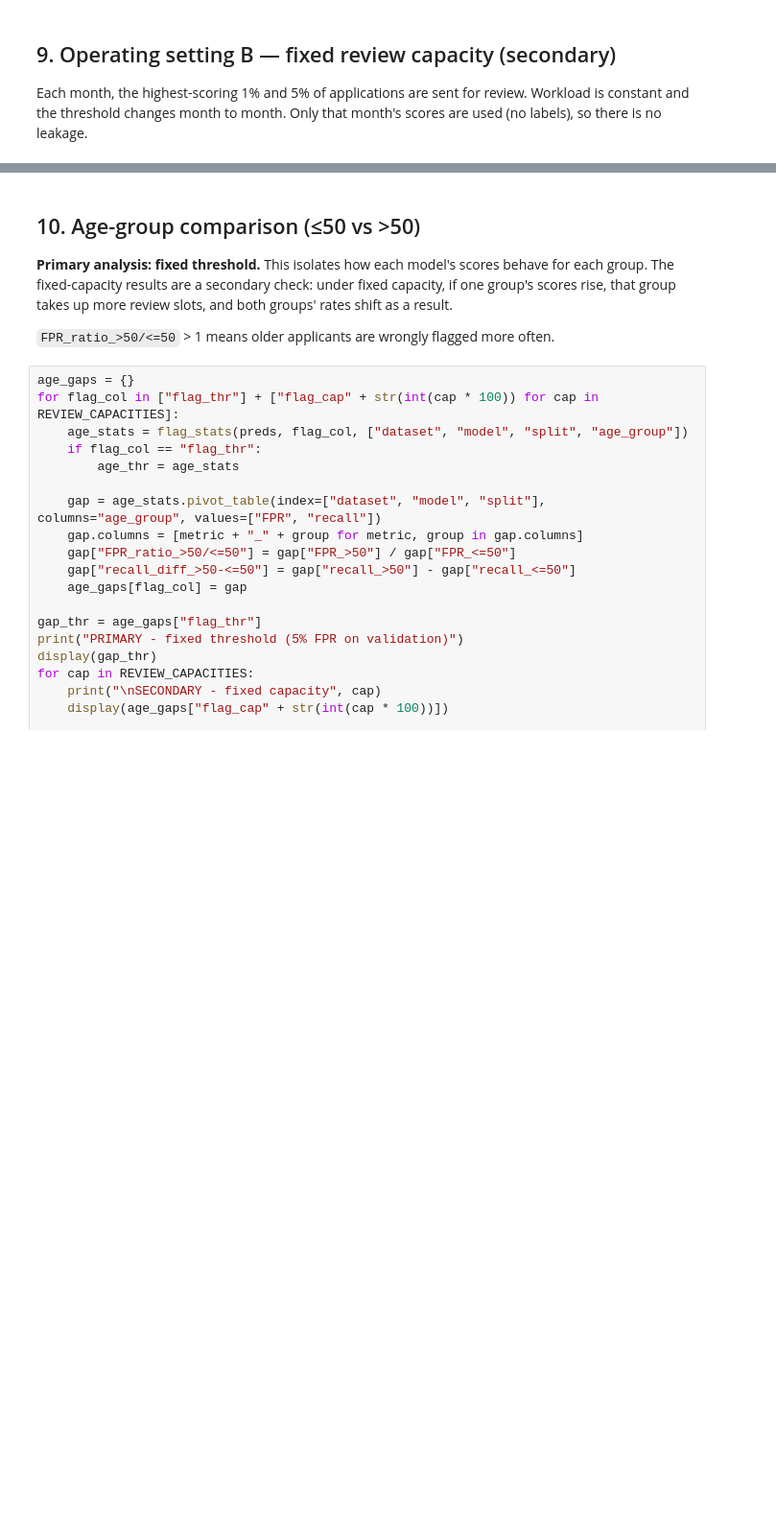
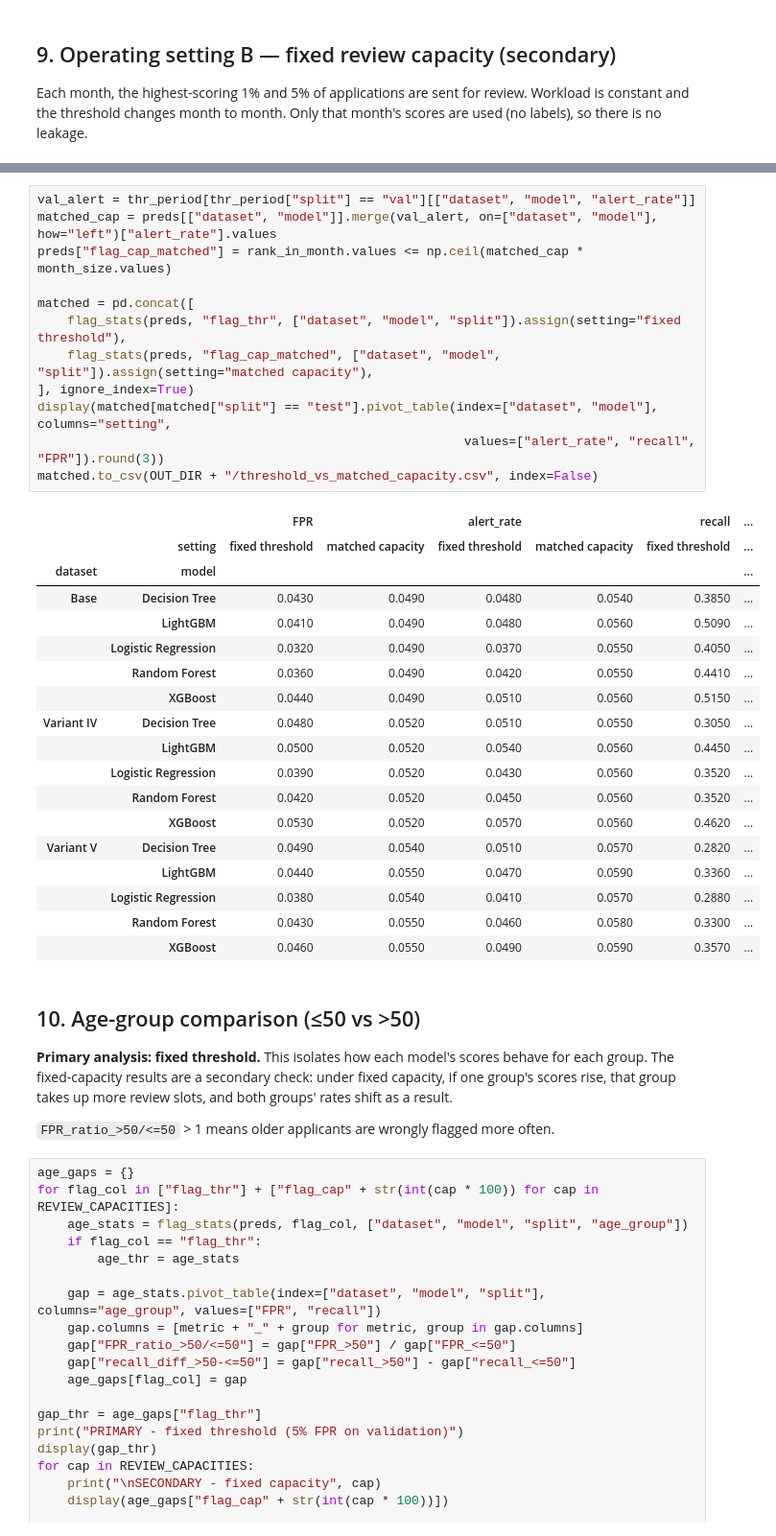
Before and after one commit to charlllene/BT4012-Project, a Jupyter notebook: BT4012_Fraud_Project.ipynb, the cells around one changed output, grey strips where cells are left out. Shown at 96% size. Cells and saved outputs as stored; diff of their text form; blank space fills up the shorter version.

```diff
--- a/BT4012_Fraud_Project.ipynb
+++ b/BT4012_Fraud_Project.ipynb
@@ -547,3 +710,34 @@ cap_period.to_csv(OUT_DIR + "/fixed_capacity_period.csv", index=False)
+# %%
+val_alert = thr_period[thr_period["split"] == "val"][["dataset", "model", "alert_rate"]]
+matched_cap = preds[["dataset", "model"]].merge(val_alert, on=["dataset", "model"], how="left")["alert_rate"].values
+preds["flag_cap_matched"] = rank_in_month.values <= np.ceil(matched_cap * month_size.values)
+
+matched = pd.concat([
+    flag_stats(preds, "flag_thr", ["dataset", "model", "split"]).assign(setting="fixed threshold"),
+    flag_stats(preds, "flag_cap_matched", ["dataset", "model", "split"]).assign(setting="matched capacity"),
+], ignore_index=True)
+display(matched[matched["split"] == "test"].pivot_table(index=["dataset", "model"], columns="setting",
+                                                         values=["alert_rate", "recall", "FPR"]).round(3))
+matched.to_csv(OUT_DIR + "/threshold_vs_matched_capacity.csv", index=False)
+# %% [output]
+|  |  | FPR |  | alert_rate |  | recall | ... |
+|  | setting | fixed threshold | matched capacity | fixed threshold | matched capacity | fixed threshold | ... |
+| dataset | model |  |  |  |  |  | ... |
+| Base | Decision Tree | 0.0430 | 0.0490 | 0.0480 | 0.0540 | 0.3850 | ... |
+|  | LightGBM | 0.0410 | 0.0490 | 0.0480 | 0.0560 | 0.5090 | ... |
+|  | Logistic Regression | 0.0320 | 0.0490 | 0.0370 | 0.0550 | 0.4050 | ... |
+|  | Random Forest | 0.0360 | 0.0490 | 0.0420 | 0.0550 | 0.4410 | ... |
+|  | XGBoost | 0.0440 | 0.0490 | 0.0510 | 0.0560 | 0.5150 | ... |
+| Variant IV | Decision Tree | 0.0480 | 0.0520 | 0.0510 | 0.0550 | 0.3050 | ... |
+|  | LightGBM | 0.0500 | 0.0520 | 0.0540 | 0.0560 | 0.4450 | ... |
+|  | Logistic Regression | 0.0390 | 0.0520 | 0.0430 | 0.0560 | 0.3520 | ... |
+|  | Random Forest | 0.0420 | 0.0520 | 0.0450 | 0.0560 | 0.3520 | ... |
+|  | XGBoost | 0.0530 | 0.0520 | 0.0570 | 0.0560 | 0.4620 | ... |
+| Variant V | Decision Tree | 0.0490 | 0.0540 | 0.0510 | 0.0570 | 0.2820 | ... |
+|  | LightGBM | 0.0440 | 0.0550 | 0.0470 | 0.0590 | 0.3360 | ... |
+|  | Logistic Regression | 0.0380 | 0.0540 | 0.0410 | 0.0570 | 0.2880 | ... |
+|  | Random Forest | 0.0430 | 0.0550 | 0.0460 | 0.0580 | 0.3300 | ... |
+|  | XGBoost | 0.0460 | 0.0550 | 0.0490 | 0.0590 | 0.3570 | ... |
 # %% [markdown]
 ## 10. Age-group comparison (≤50 vs >50)
 **Primary analysis: fixed threshold.** This isolates how each model's scores behave for each group. The fixed-capacity results are a secondary check: under fixed capacity, if one group's scores rise, that group takes up more review slots, and both groups' rates shift as a result.
```
Also changed, not shown: parts of 33 cells of this notebook, 30 other files.
